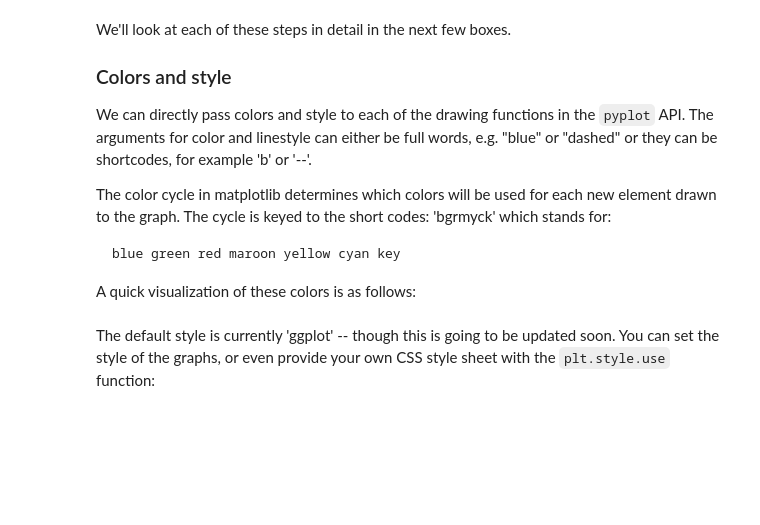
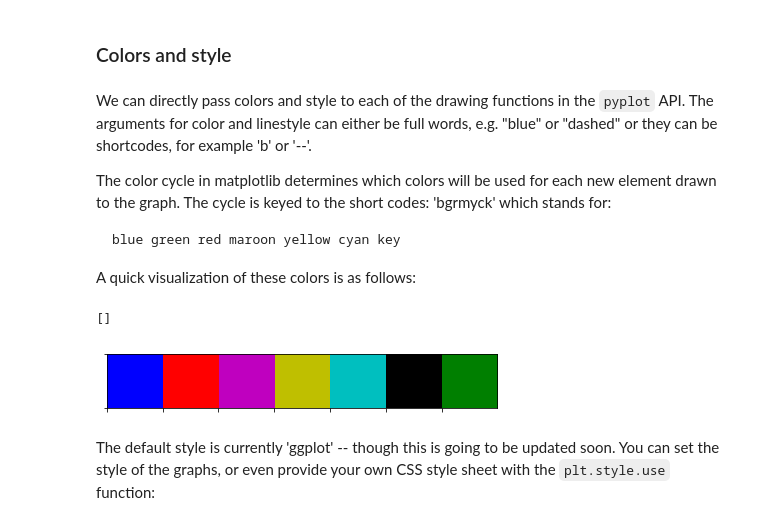
Before and after one commit to georgetown-analytics/XBUS-506-01.Visual_Analytics, a Jupyter notebook: pyplot/pyplot.ipynb, the cells around one changed output. Cells and saved outputs as stored; diff of their text form; code cells hidden in the pictures; blank space fills up the shorter version.

```diff
--- a/pyplot/pyplot.ipynb
+++ b/pyplot/pyplot.ipynb
@@ -95,3 +166,5 @@ plt.savefig("figures/quadratics.png")
+# %% [markdown]
+### Colors and style
 # %%
 # Create the data to plot
 # This data will be referenced for the next plots below
@@ -101,10 +174,6 @@ X = np.linspace(-10, 10, 255)
 Y1 = 2*X ** 2 + 10
 Y2 = 3*X ** 2 + 50
 # %% [markdown]
-We'll look at each of these steps in detail in the next few boxes.
-
-### Colors and style
-
 We can directly pass colors and style to each of the drawing functions in the `pyplot` API. The arguments for color and linestyle can either be full words, e.g. "blue" or "dashed" or they can be shortcodes, for example 'b' or '--'.
 
 The color cycle in matplotlib determines which colors will be used for each new element drawn to the graph. The cycle is keyed to the short codes: 'bgrmyck' which stands for:
@@ -115,13 +184,16 @@ A quick visualization of these colors is as follows:
 # %%
 from matplotlib.colors import ListedColormap
 
-colors = 'bgrmyck'
+colors = 'brmyckg'
 fig, ax = plt.subplots(1, 1, figsize=(7, 1))
 ax.imshow(np.arange(7).reshape(1,7), cmap=ListedColormap(list(colors)), interpolation="nearest", aspect="auto")
 ax.set_xticks(np.arange(7) - .5)
 ax.set_yticks([-0.5,0.5])
 ax.set_xticklabels([])
 ax.set_yticklabels([])
+# %% [output]
+[]
+[figure, added]
 # %% [markdown]
 The default style is currently 'ggplot' -- though this is going to be updated soon. You can set the style of the graphs, or even provide your own CSS style sheet with the `plt.style.use` function:
 # %%
```
Also changed, not shown: parts of 23 cells of this notebook.
